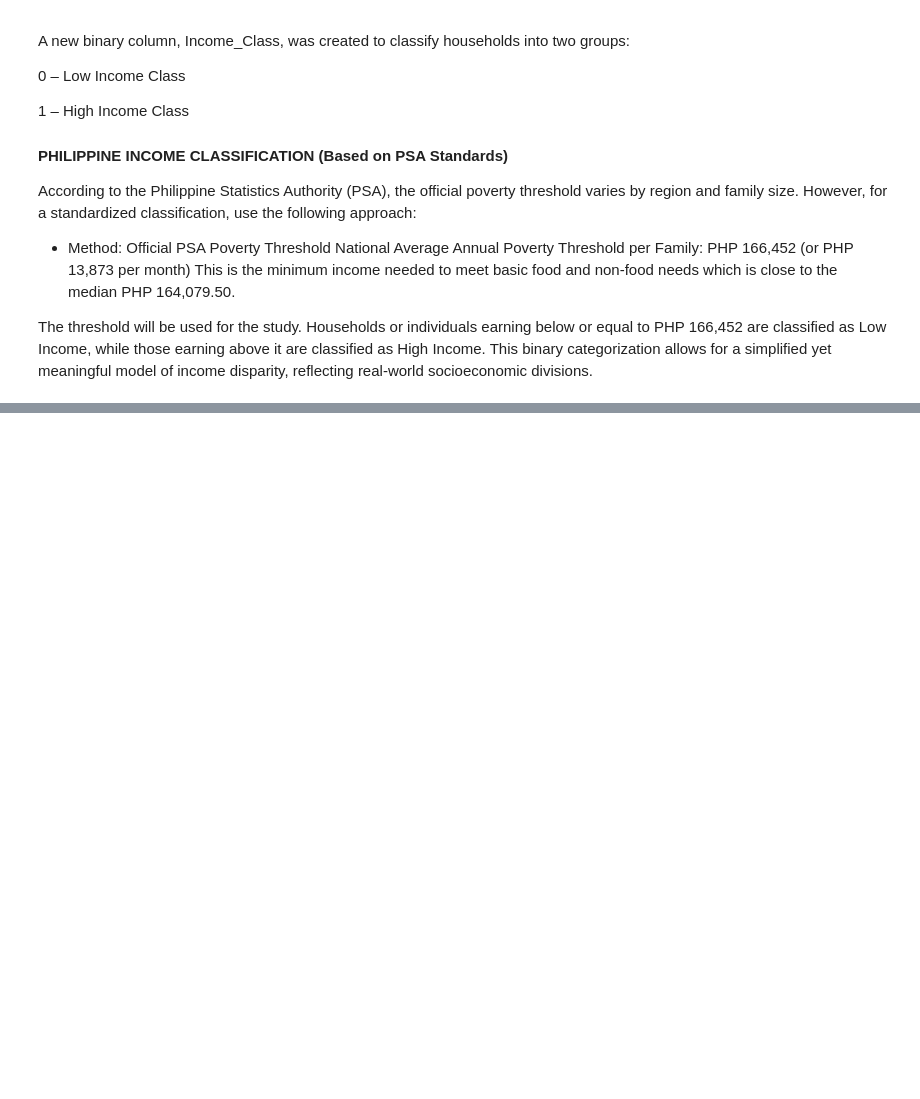
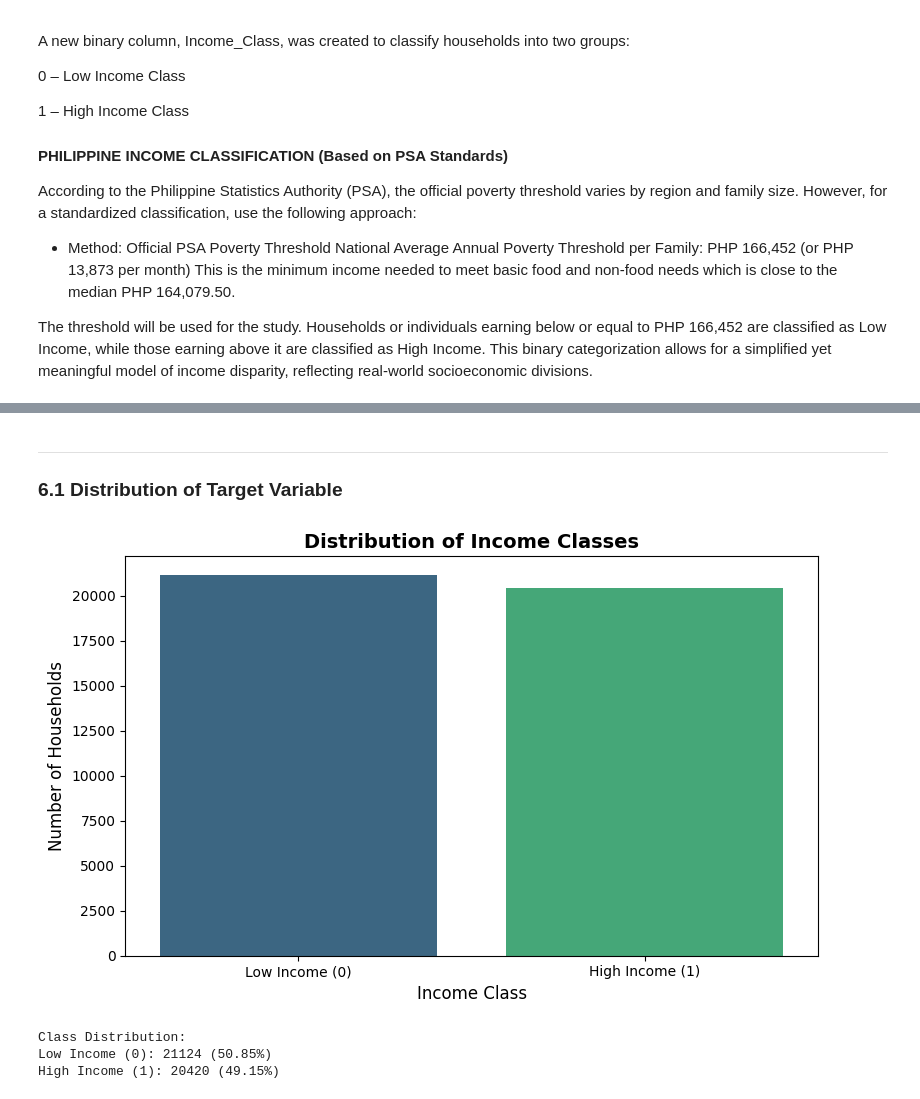
Before and after one commit to MJTeopaco/IS_Machine_Learning, a Jupyter notebook: classification/06_Act_Classification.ipynb, the cells around one changed output, grey strips where cells are left out. Saved outputs shown, nothing was run; the diff lists cells and outputs as text; code cells hidden in the pictures; blank space fills up the shorter version.

```diff
--- a/classification/06_Act_Classification.ipynb
+++ b/classification/06_Act_Classification.ipynb
@@ -558,0 +564,25 @@ df.to_csv('Cleaned_Family_Income_and_Expenditure.csv', index=False)
+# %% [markdown]
+---
+### 6.1 Distribution of Target Variable
+# %%
+# Check the distribution of Income_Class
+plt.figure(figsize=(8, 5))
+income_class_counts = df['Income_Class'].value_counts()
+
+sns.barplot(x=income_class_counts.index, y=income_class_counts.values, hue=income_class_counts.index, palette='viridis', legend=False)
+
+plt.xlabel('Income Class', fontsize=12)
+plt.ylabel('Number of Households', fontsize=12)
+plt.title('Distribution of Income Classes', fontsize=14, fontweight='bold')
+plt.xticks([0, 1], ['Low Income (0)', 'High Income (1)'])
+plt.tight_layout()
+plt.show()
+
+print(f"\nClass Distribution:")
+print(f"Low Income (0): {income_class_counts[0]} ({income_class_counts[0]/len(df)*100:.2f}%)")
+print(f"High Income (1): {income_class_counts[1]} ({income_class_counts[1]/len(df)*100:.2f}%)")
+# %% [output]
+[figure, added]
+Class Distribution:
+Low Income (0): 21124 (50.85%)
+High Income (1): 20420 (49.15%)
```
Also changed, not shown: parts of 23 cells of this notebook.
